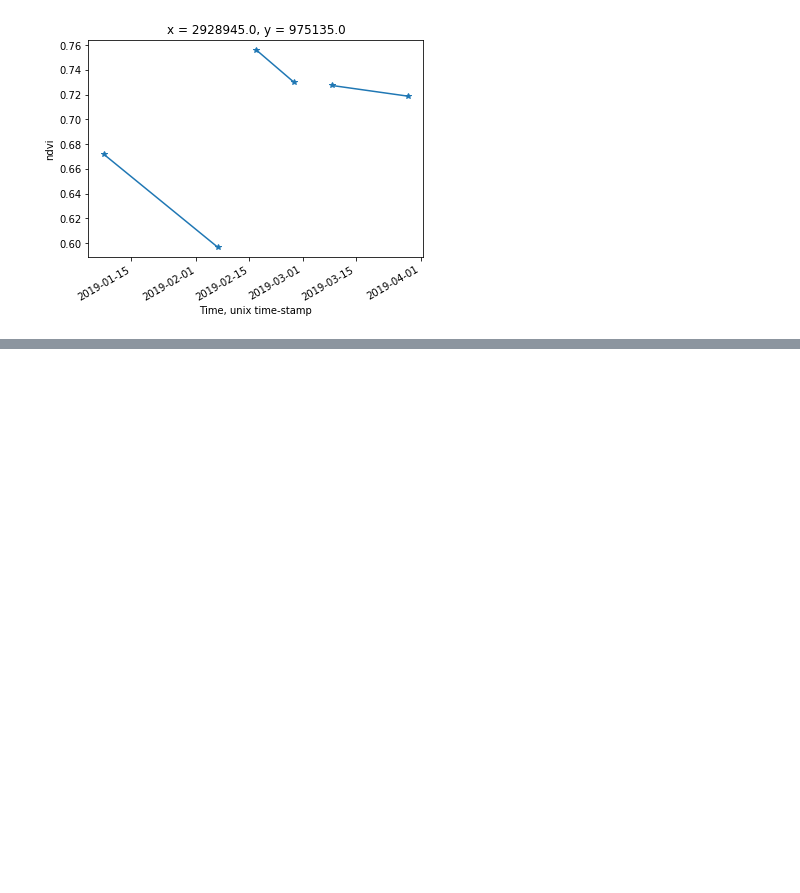
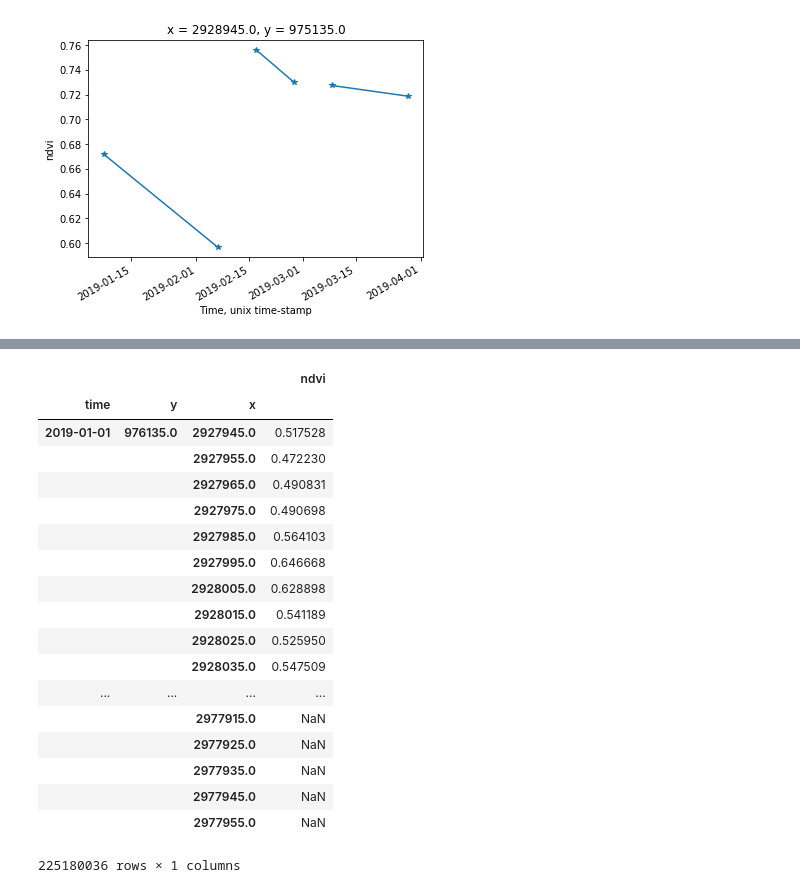
Before and after one commit to CONABIO/antares3-sandbox, a Jupyter notebook: notebooks/time_series_computation_xarray/time_series_computation_xarray_3.ipynb, the cells around one changed output, grey strips where cells are left out. Drawn from its saved outputs; the diff is of its cells as text; code cells hidden in the pictures; blank space fills up the shorter version.

```diff
--- a/notebooks/time_series_computation_xarray/time_series_computation_xarray_3.ipynb
+++ b/notebooks/time_series_computation_xarray/time_series_computation_xarray_3.ipynb
@@ -132,3 +150,5 @@ Attributes:
     standard_name:  time
     long_name:      Time, unix time-stamp
     axis:           T
+# %%
+times=np.datetime_as_string(ts_1['time'],unit='D')
@@ -134,0 +161,2 @@ Attributes:
+# %%
+ts_1_times_clean = ts_1.assign_coords({'time':times})
@@ -138,0 +174,24 @@ ts_1_pd_series = ts_1.to_series()
+# %%
+dframe_ts_1 = ts_1_times_clean.to_dataframe()
+# %%
+dframe_ts_1
+# %% [output]
+|  |  |  | ndvi |
+| time | y | x |  |
+| 2019-01-01 | 976135.0 | 2927945.0 | 0.517528 |
+|  |  | 2927955.0 | 0.472230 |
+|  |  | 2927965.0 | 0.490831 |
+|  |  | 2927975.0 | 0.490698 |
+|  |  | 2927985.0 | 0.564103 |
+|  |  | 2927995.0 | 0.646668 |
+|  |  | 2928005.0 | 0.628898 |
+|  |  | 2928015.0 | 0.541189 |
+|  |  | 2928025.0 | 0.525950 |
+|  |  | 2928035.0 | 0.547509 |
+| ... | ... | ... | ... |
+|  |  | 2977915.0 | NaN |
+|  |  | 2977925.0 | NaN |
+|  |  | 2977935.0 | NaN |
+|  |  | 2977945.0 | NaN |
+|  |  | 2977955.0 | NaN |
+225180036 rows × 1 columns
```
Also changed, not shown: parts of 23 cells of this notebook.
